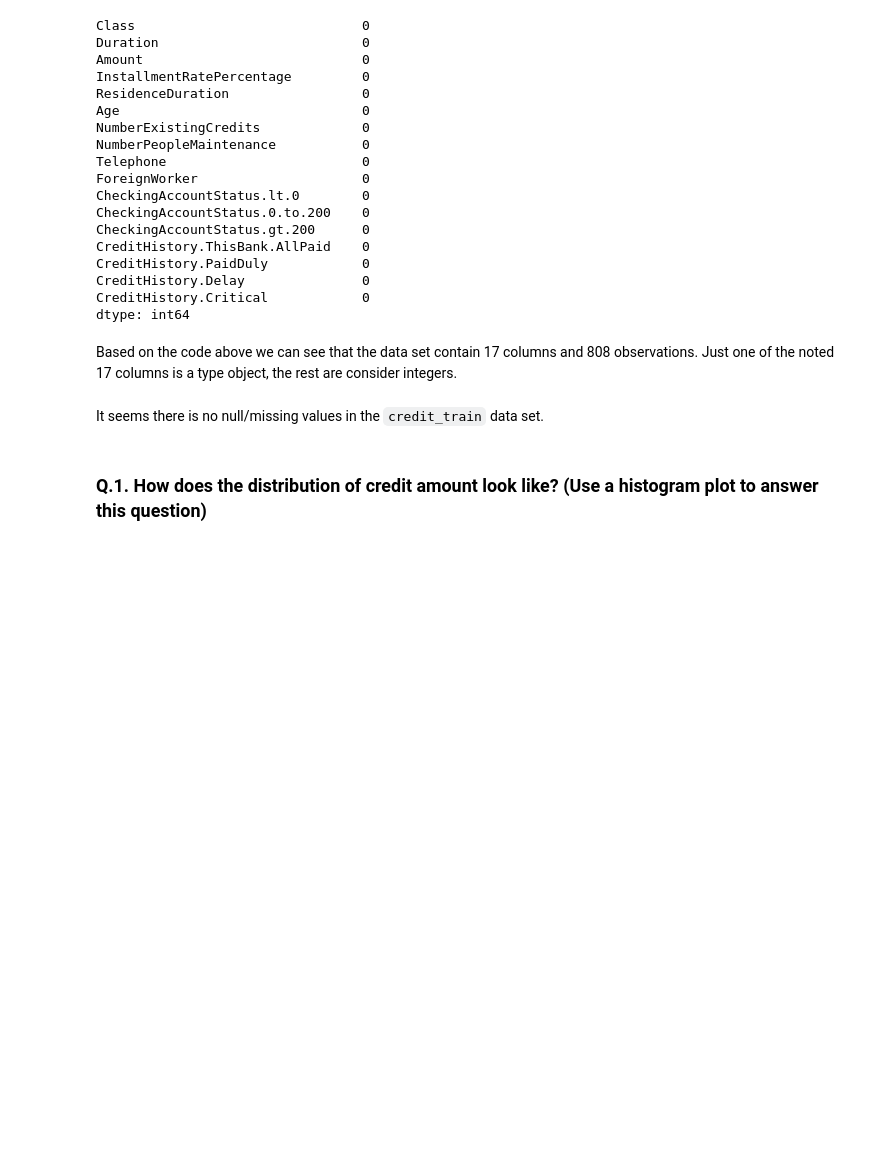
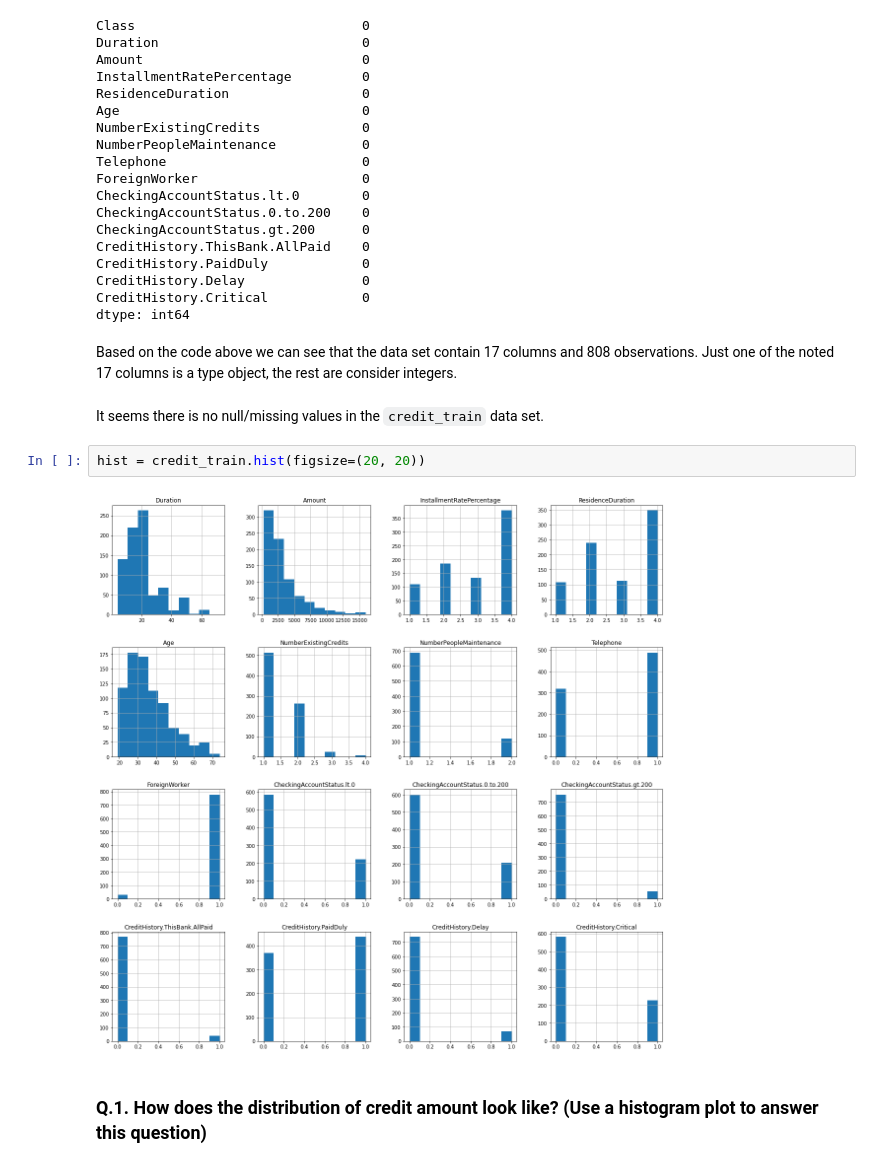
Before and after one commit to rodolfolermacontreras/ML_1_Assignment_3, a Jupyter notebook: ML510-Lesson3_Rodolfo_Lerma.ipynb, the cells around one changed output. Drawn from its saved outputs; the diff is of its cells as text; blank space fills up the shorter version.

```diff
--- a/ML510-Lesson3_Rodolfo_Lerma.ipynb
+++ b/ML510-Lesson3_Rodolfo_Lerma.ipynb
@@ -165,6 +169,10 @@ dtype: int64
 Based on the code above we can see that the data set contain 17 columns and 808 observations. Just one of the noted 17 columns is a type object, the rest are consider integers.
 # %% [markdown]
 It seems there is no null/missing values in the `credit_train` data set.
+# %%
+hist = credit_train.hist(figsize=(20, 20))
+# %% [output]
+[figure, added]
 # %% [markdown]
 <h3>Q.1. How does the distribution of credit amount look like? (Use a histogram plot to answer this question)</h3>
 # %%
```
Also changed, not shown: parts of 44 cells of this notebook.
